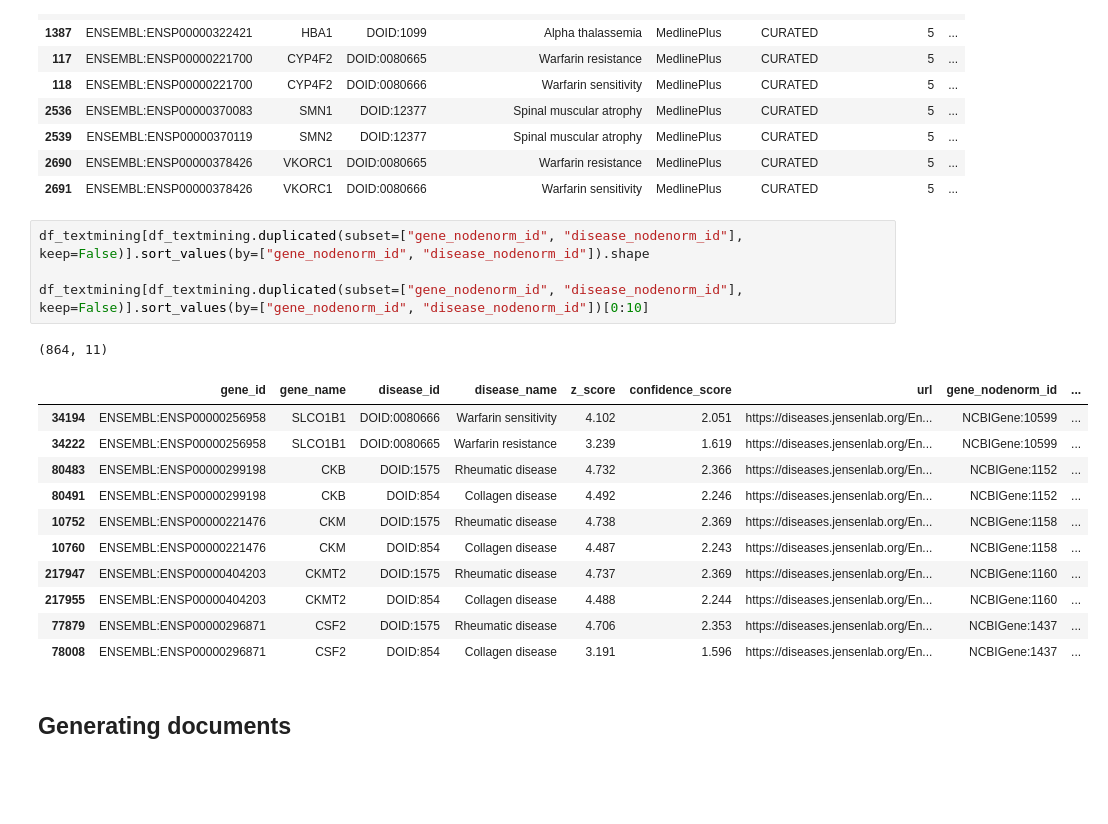
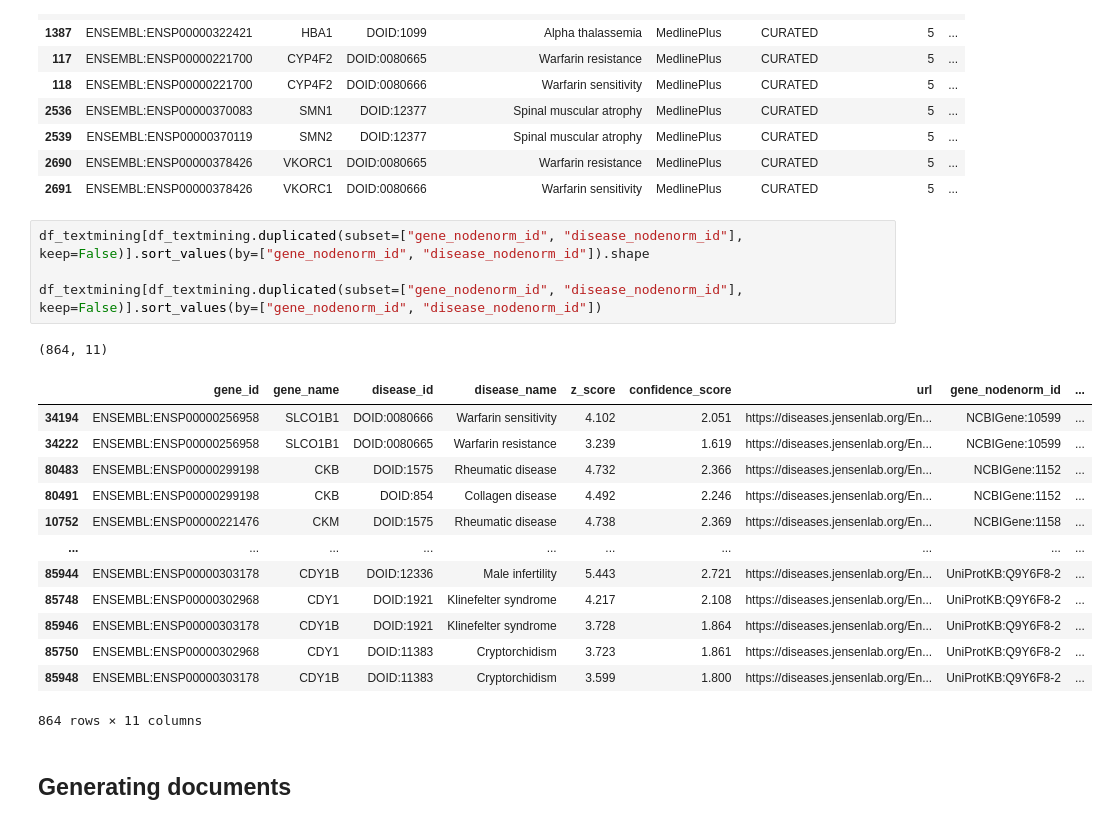
Before and after one commit to biothings/pending.api, a Jupyter notebook: plugins/DISEASES/parser-writing.ipynb, the cells around one changed output. Drawn from its saved outputs; the diff is of its cells as text; blank space fills up the shorter version.

Commit message:
DISEASES: diff view of duplicates,remove unneeded cell from notebook

```diff
--- a/plugins/DISEASES/parser-writing.ipynb
+++ b/plugins/DISEASES/parser-writing.ipynb
@@ -993,20 +993,22 @@ df_knowledge_noTotalDups[df_knowledge_noTotalDups.duplicated(subset=["gene_noden
 # %%
 df_textmining[df_textmining.duplicated(subset=["gene_nodenorm_id", "disease_nodenorm_id"], keep=False)].sort_values(by=["gene_nodenorm_id", "disease_nodenorm_id"]).shape
 
-df_textmining[df_textmining.duplicated(subset=["gene_nodenorm_id", "disease_nodenorm_id"], keep=False)].sort_values(by=["gene_nodenorm_id", "disease_nodenorm_id"])[0:10]
+df_textmining[df_textmining.duplicated(subset=["gene_nodenorm_id", "disease_nodenorm_id"], keep=False)].sort_values(by=["gene_nodenorm_id", "disease_nodenorm_id"])
 # %% [output]
 (864, 11)
 |  | gene_id | gene_name | disease_id | disease_name | z_score | confidence_score | url | gene_nodenorm_id | ... |
 | 34194 | ENSEMBL:ENSP00000256958 | SLCO1B1 | DOID:0080666 | Warfarin sensitivity | 4.102 | 2.051 | https://diseases.jensenlab.org/En... | NCBIGene:10599 | ... |
 | 34222 | ENSEMBL:ENSP00000256958 | SLCO1B1 | DOID:0080665 | Warfarin resistance | 3.239 | 1.619 | https://diseases.jensenlab.org/En... | NCBIGene:10599 | ... |
 | 80483 | ENSEMBL:ENSP00000299198 | CKB | DOID:1575 | Rheumatic disease | 4.732 | 2.366 | https://diseases.jensenlab.org/En... | NCBIGene:1152 | ... |
 | 80491 | ENSEMBL:ENSP00000299198 | CKB | DOID:854 | Collagen disease | 4.492 | 2.246 | https://diseases.jensenlab.org/En... | NCBIGene:1152 | ... |
 | 10752 | ENSEMBL:ENSP00000221476 | CKM | DOID:1575 | Rheumatic disease | 4.738 | 2.369 | https://diseases.jensenlab.org/En... | NCBIGene:1158 | ... |
-| 10760 | ENSEMBL:ENSP00000221476 | CKM | DOID:854 | Collagen disease | 4.487 | 2.243 | https://diseases.jensenlab.org/En... | NCBIGene:1158 | ... |
-| 217947 | ENSEMBL:ENSP00000404203 | CKMT2 | DOID:1575 | Rheumatic disease | 4.737 | 2.369 | https://diseases.jensenlab.org/En... | NCBIGene:1160 | ... |
-| 217955 | ENSEMBL:ENSP00000404203 | CKMT2 | DOID:854 | Collagen disease | 4.488 | 2.244 | https://diseases.jensenlab.org/En... | NCBIGene:1160 | ... |
-| 77879 | ENSEMBL:ENSP00000296871 | CSF2 | DOID:1575 | Rheumatic disease | 4.706 | 2.353 | https://diseases.jensenlab.org/En... | NCBIGene:1437 | ... |
-| 78008 | ENSEMBL:ENSP00000296871 | CSF2 | DOID:854 | Collagen disease | 3.191 | 1.596 | https://diseases.jensenlab.org/En... | NCBIGene:1437 | ... |
+| ... | ... | ... | ... | ... | ... | ... | ... | ... | ... |
+| 85944 | ENSEMBL:ENSP00000303178 | CDY1B | DOID:12336 | Male infertility | 5.443 | 2.721 | https://diseases.jensenlab.org/En... | UniProtKB:Q9Y6F8-2 | ... |
+| 85748 | ENSEMBL:ENSP00000302968 | CDY1 | DOID:1921 | Klinefelter syndrome | 4.217 | 2.108 | https://diseases.jensenlab.org/En... | UniProtKB:Q9Y6F8-2 | ... |
+| 85946 | ENSEMBL:ENSP00000303178 | CDY1B | DOID:1921 | Klinefelter syndrome | 3.728 | 1.864 | https://diseases.jensenlab.org/En... | UniProtKB:Q9Y6F8-2 | ... |
+| 85750 | ENSEMBL:ENSP00000302968 | CDY1 | DOID:11383 | Cryptorchidism | 3.723 | 1.861 | https://diseases.jensenlab.org/En... | UniProtKB:Q9Y6F8-2 | ... |
+| 85948 | ENSEMBL:ENSP00000303178 | CDY1B | DOID:11383 | Cryptorchidism | 3.599 | 1.800 | https://diseases.jensenlab.org/En... | UniProtKB:Q9Y6F8-2 | ... |
+864 rows × 11 columns
 # %% [markdown]
 ## Generating documents
 # %% [markdown]
```
Also changed, not shown: parts of 1 cell of this notebook.
